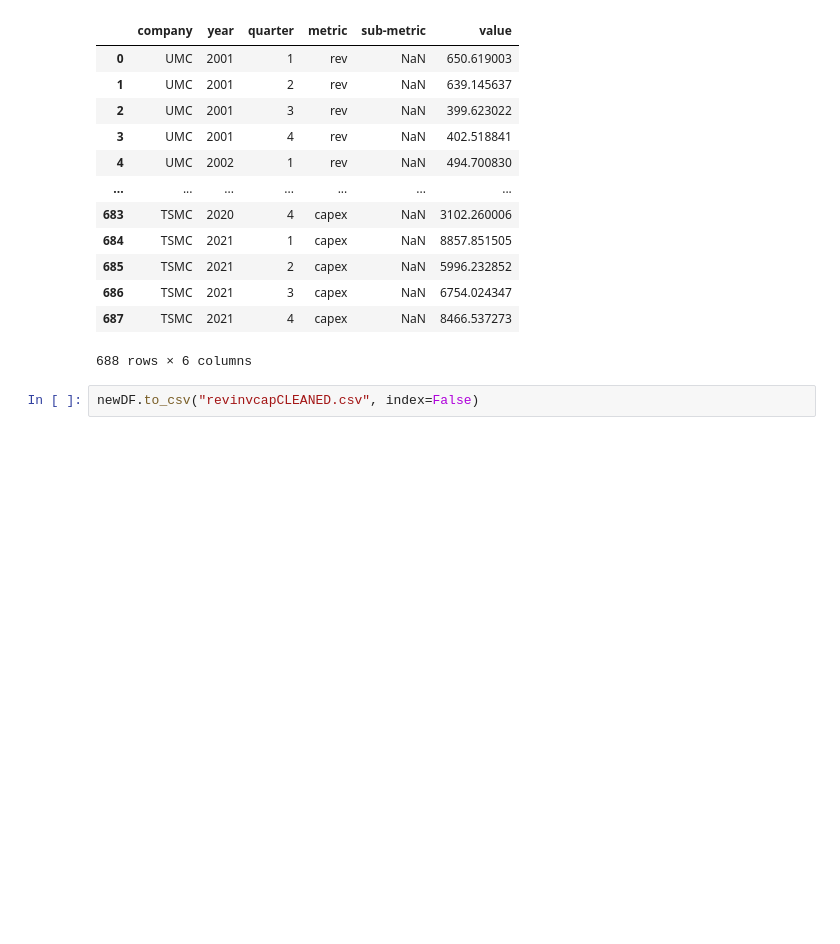
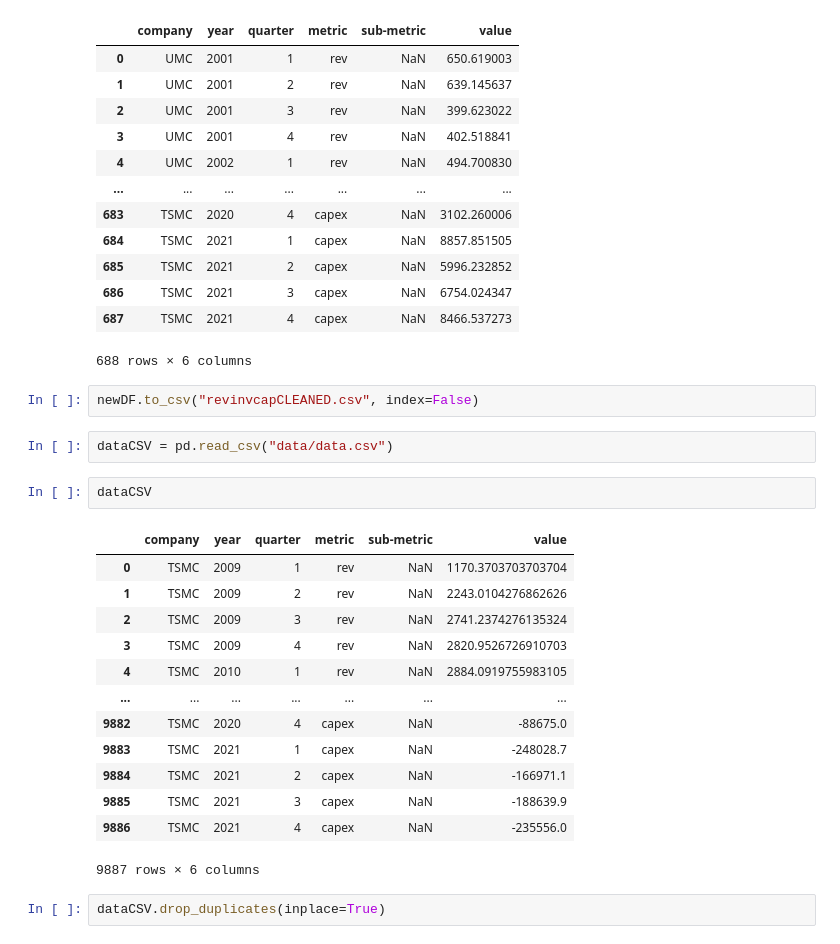
Before and after one commit to chuyishang/Intel-Project, a Jupyter notebook: chuyiTest2.ipynb, the cells around one changed output. Drawn from its saved outputs; the diff is of its cells as text; blank space fills up the shorter version.

```diff
--- a/chuyiTest2.ipynb
+++ b/chuyiTest2.ipynb
@@ -127,3 +127,23 @@ newDF
 688 rows × 6 columns
 # %%
 newDF.to_csv("revinvcapCLEANED.csv", index=False)
+# %%
+dataCSV = pd.read_csv("data/data.csv")
+# %%
+dataCSV
+# %% [output]
+|  | company | year | quarter | metric | sub-metric | value |
+| 0 | TSMC | 2009 | 1 | rev | NaN | 1170.3703703703704 |
+| 1 | TSMC | 2009 | 2 | rev | NaN | 2243.0104276862626 |
+| 2 | TSMC | 2009 | 3 | rev | NaN | 2741.2374276135324 |
+| 3 | TSMC | 2009 | 4 | rev | NaN | 2820.9526726910703 |
+| 4 | TSMC | 2010 | 1 | rev | NaN | 2884.0919755983105 |
+| ... | ... | ... | ... | ... | ... | ... |
+| 9882 | TSMC | 2020 | 4 | capex | NaN | -88675.0 |
+| 9883 | TSMC | 2021 | 1 | capex | NaN | -248028.7 |
+| 9884 | TSMC | 2021 | 2 | capex | NaN | -166971.1 |
+| 9885 | TSMC | 2021 | 3 | capex | NaN | -188639.9 |
+| 9886 | TSMC | 2021 | 4 | capex | NaN | -235556.0 |
+9887 rows × 6 columns
+# %%
+dataCSV.drop_duplicates(inplace=True)
```
Also changed, not shown: parts of 4 cells of this notebook, 1 other file.
